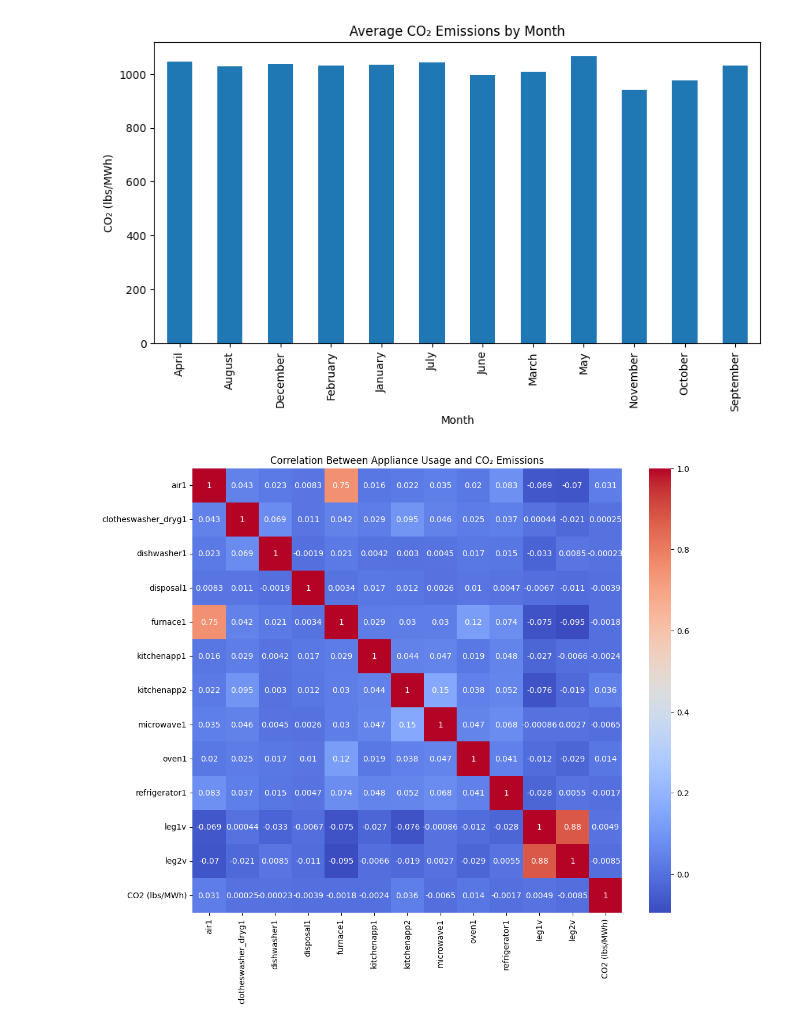
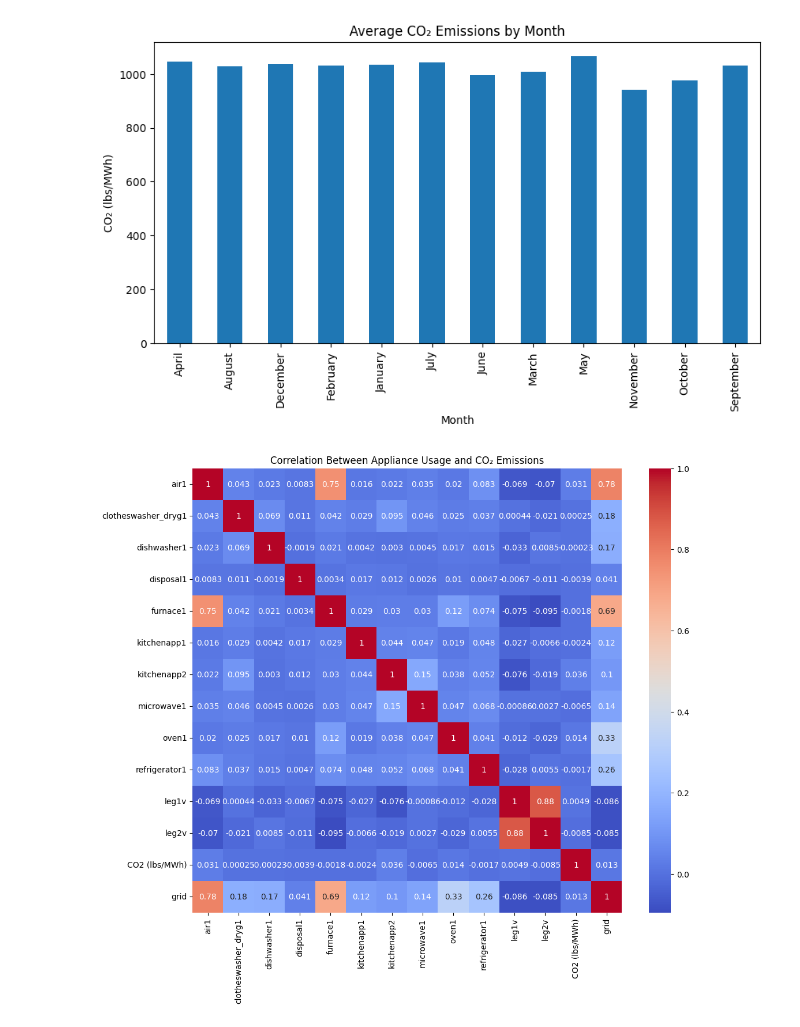
Before and after one commit to Wanghley/energy-nexus-smart-grid, a Jupyter notebook: notebooks/EDA_timeseries_Pecan.ipynb, the cells around one changed output. Saved outputs shown, nothing was run; the diff lists cells and outputs as text; code cells hidden in the pictures.

```diff
--- a/notebooks/EDA_timeseries_Pecan.ipynb
+++ b/notebooks/EDA_timeseries_Pecan.ipynb
@@ -560,16 +578,16 @@ plt.show()
 # %%
 # Correlation matrix
 # Appliances with higher correlation to CO₂ can be key features in building a Random Forest model for recommendation
 appliance_cols = [
     'air1', 'clotheswasher_dryg1', 'dishwasher1', 'disposal1', 'furnace1',
     'kitchenapp1', 'kitchenapp2', 'microwave1', 'oven1', 'refrigerator1',
-    'leg1v', 'leg2v', 'CO2 (lbs/MWh)'
+    'leg1v', 'leg2v', 'CO2 (lbs/MWh)', 'grid'
 ]
 corr = merged_df[appliance_cols].corr()
 
 plt.figure(figsize=(12, 10))
 sns.heatmap(corr, annot=True, cmap='coolwarm')
 plt.title("Correlation Between Appliance Usage and CO₂ Emissions")
 plt.show()
 # %% [output]
-[figure, old version]
+[figure, new version]
```
Also changed, not shown: parts of 15 cells of this notebook.
